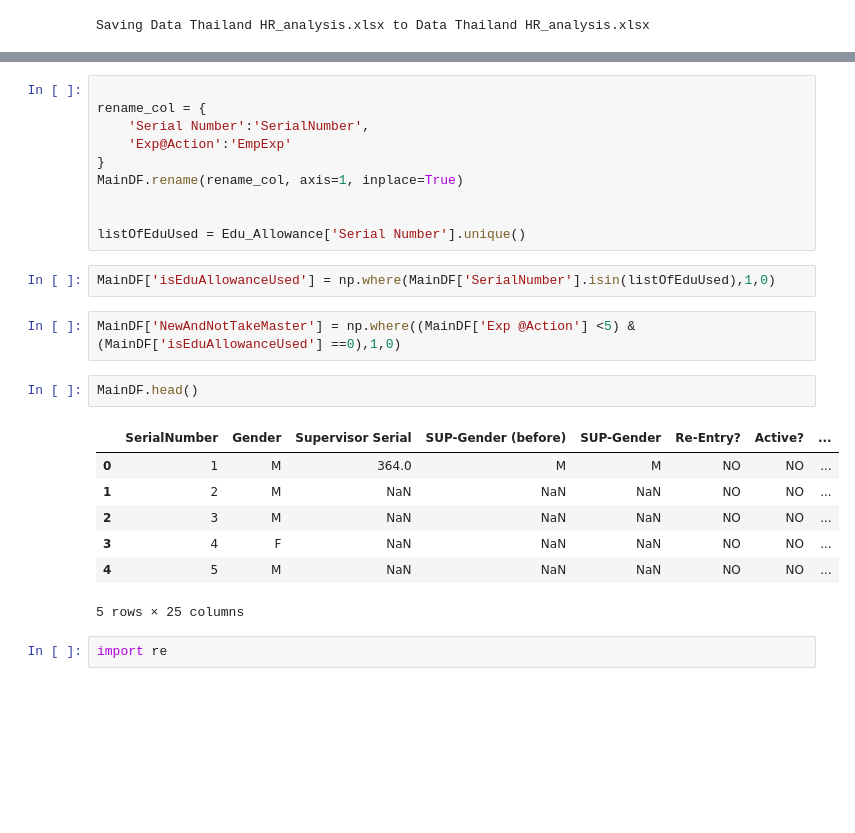
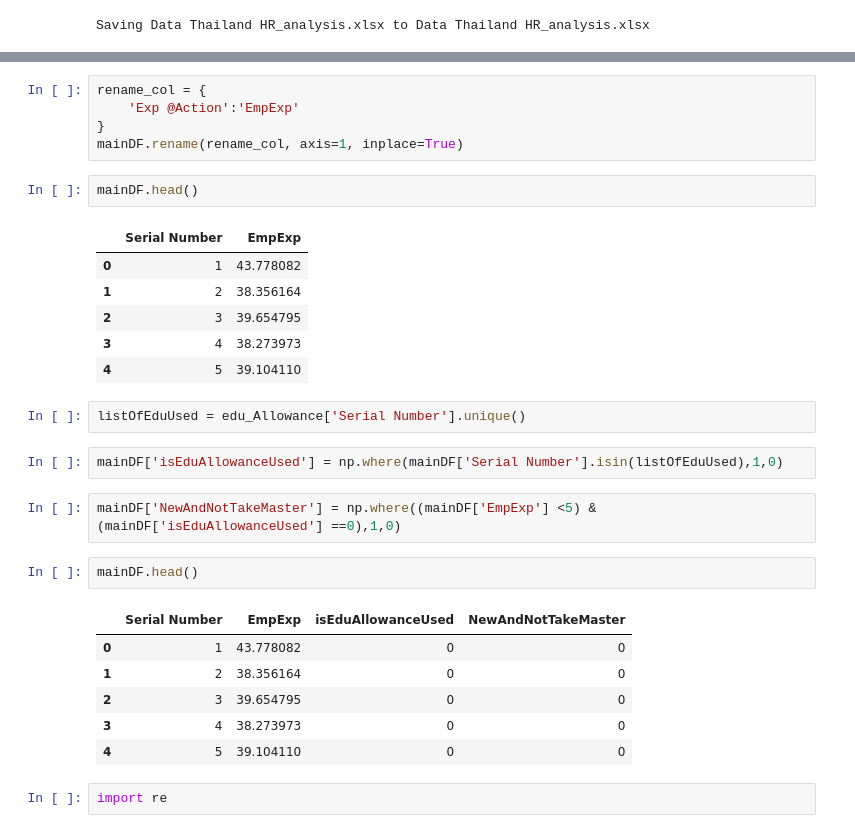
Before and after one commit to teing/HR_Data_Analytic, a Jupyter notebook: Education.ipynb, the cells around one changed output, grey strips where cells are left out. Saved outputs shown, nothing was run; the diff lists cells and outputs as text; blank space fills up the shorter version.

```diff
--- a/Education.ipynb
+++ b/Education.ipynb
@@ -23,26 +27,31 @@ Edu_Allowance = pd.read_excel(data_file, 'Education allowance')
 # %%
-
 rename_col = {
-    'Serial Number':'SerialNumber',
-    'Exp@Action':'EmpExp'
+    'Exp @Action':'EmpExp'
 }
-MainDF.rename(rename_col, axis=1, inplace=True)
-
-
-listOfEduUsed = Edu_Allowance['Serial Number'].unique()
+mainDF.rename(rename_col, axis=1, inplace=True)
+# %%
+mainDF.head()
+# %% [output]
+|  | Serial Number | EmpExp |
+| 0 | 1 | 43.778082 |
+| 1 | 2 | 38.356164 |
+| 2 | 3 | 39.654795 |
+| 3 | 4 | 38.273973 |
+| 4 | 5 | 39.104110 |
+# %%
+listOfEduUsed = edu_Allowance['Serial Number'].unique()
 # %%
-MainDF['isEduAllowanceUsed'] = np.where(MainDF['SerialNumber'].isin(listOfEduUsed),1,0)
+mainDF['isEduAllowanceUsed'] = np.where(mainDF['Serial Number'].isin(listOfEduUsed),1,0)
 # %%
-MainDF['NewAndNotTakeMaster'] = np.where((MainDF['Exp @Action'] <5) & (MainDF['isEduAllowanceUsed'] ==0),1,0)
+mainDF['NewAndNotTakeMaster'] = np.where((mainDF['EmpExp'] <5) & (mainDF['isEduAllowanceUsed'] ==0),1,0)
 # %%
-MainDF.head()
+mainDF.head()
 # %% [output]
-|  | SerialNumber | Gender | Supervisor Serial | SUP-Gender (before) | SUP-Gender | Re-Entry? | Active? | ... |
-| 0 | 1 | M | 364.0 | M | M | NO | NO | ... |
-| 1 | 2 | M | NaN | NaN | NaN | NO | NO | ... |
-| 2 | 3 | M | NaN | NaN | NaN | NO | NO | ... |
-| 3 | 4 | F | NaN | NaN | NaN | NO | NO | ... |
-| 4 | 5 | M | NaN | NaN | NaN | NO | NO | ... |
+|  | Serial Number | EmpExp | isEduAllowanceUsed | NewAndNotTakeMaster |
+| 0 | 1 | 43.778082 | 0 | 0 |
+| 1 | 2 | 38.356164 | 0 | 0 |
+| 2 | 3 | 39.654795 | 0 | 0 |
+| 3 | 4 | 38.273973 | 0 | 0 |
+| 4 | 5 | 39.104110 | 0 | 0 |
-5 rows × 25 columns
 # %%
 import re
```
Also changed, not shown: parts of 11 cells of this notebook.
